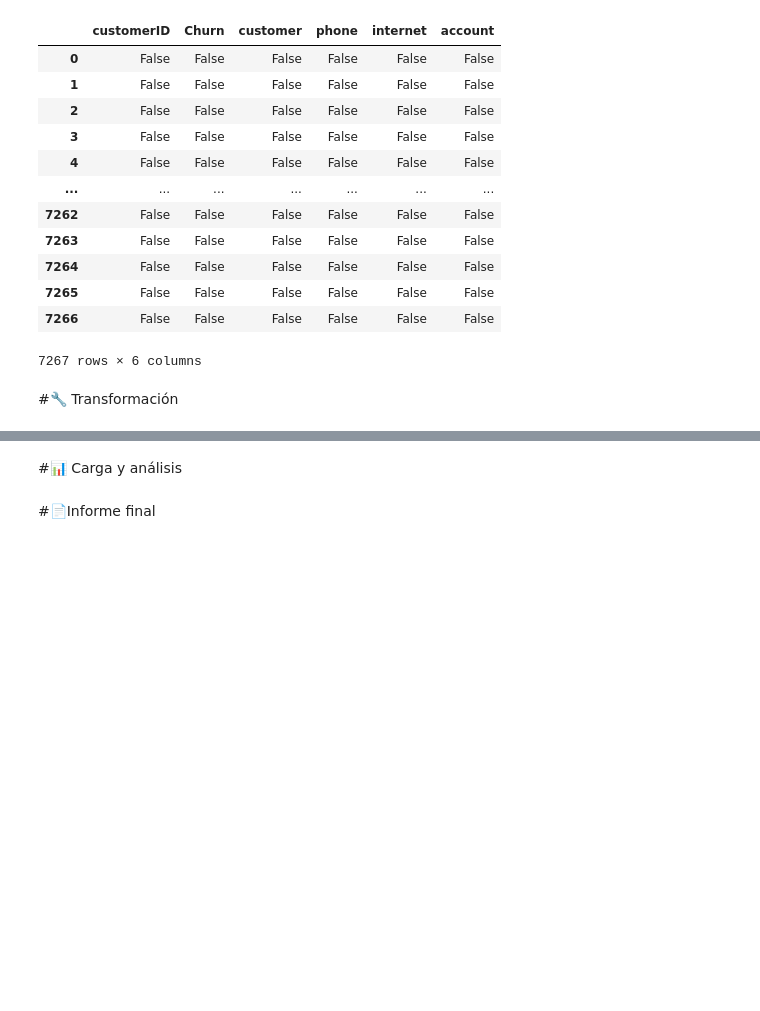
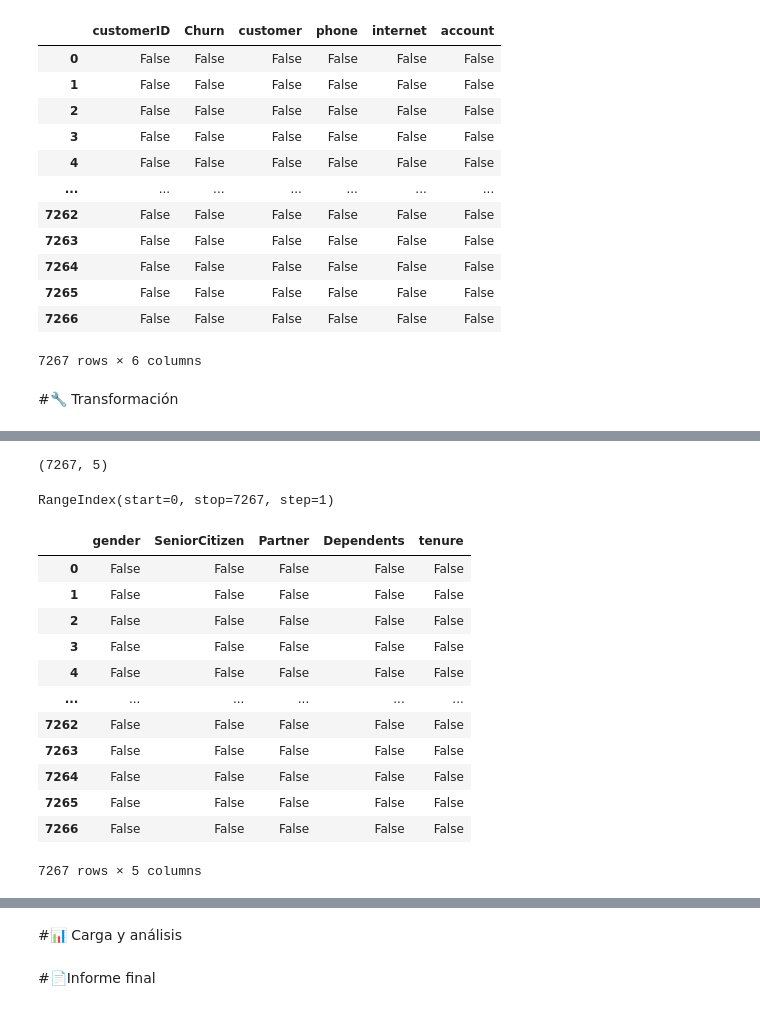
Before and after one commit to Ser2k2/challenge2-data-science-latam, a Jupyter notebook: TelecomX_LATAM.ipynb, the cells around one changed output, grey strips where cells are left out. Drawn from its saved outputs; the diff is of its cells as text; code cells hidden in the pictures; blank space fills up the shorter version.

```diff
--- a/TelecomX_LATAM.ipynb
+++ b/TelecomX_LATAM.ipynb
@@ -108,0 +173,24 @@ df.isnull()
+# %%
+df_customer_N.shape
+# %% [output]
+(7267, 5)
+# %%
+df_customer_N.index
+# %% [output]
+RangeIndex(start=0, stop=7267, step=1)
+# %%
+df_customer_N.isnull()
+# %% [output]
+|  | gender | SeniorCitizen | Partner | Dependents | tenure |
+| 0 | False | False | False | False | False |
+| 1 | False | False | False | False | False |
+| 2 | False | False | False | False | False |
+| 3 | False | False | False | False | False |
+| 4 | False | False | False | False | False |
+| ... | ... | ... | ... | ... | ... |
+| 7262 | False | False | False | False | False |
+| 7263 | False | False | False | False | False |
+| 7264 | False | False | False | False | False |
+| 7265 | False | False | False | False | False |
+| 7266 | False | False | False | False | False |
+7267 rows × 5 columns
```
Also changed, not shown: parts of 61 cells of this notebook.
